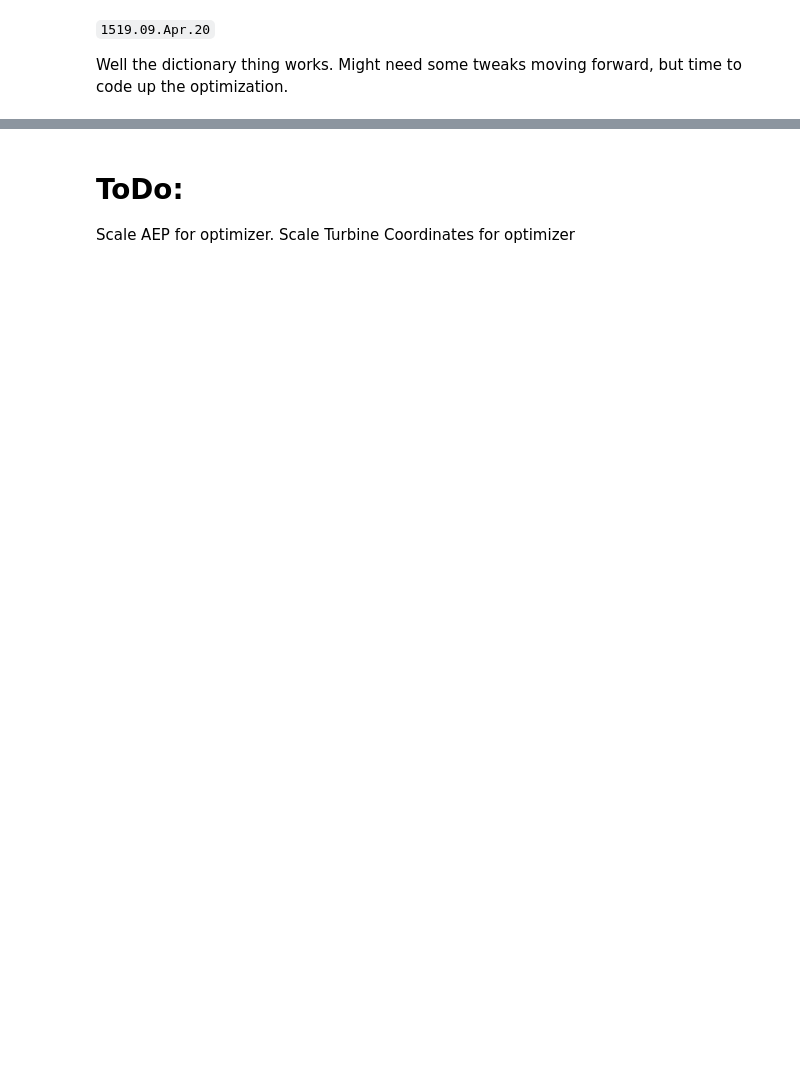
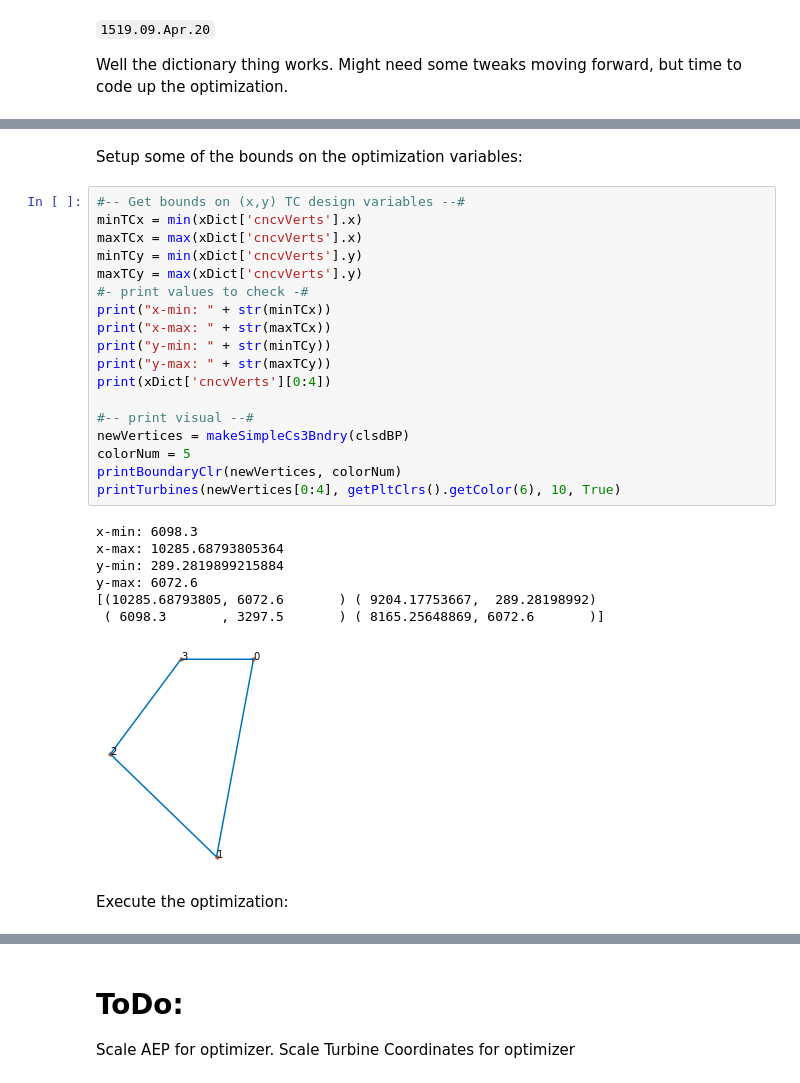
Before and after one commit to byuflowlab/iea37-casestudies-extrafiles, a Jupyter notebook: cs3-4/optimo-attempt-2/bakerIEA37cs3-11-cs3workout.ipynb, the cells around one changed output, grey strips where cells are left out. Cells and saved outputs as stored; diff of their text form; blank space fills up the shorter version.

```diff
--- a/cs3-4/optimo-attempt-2/bakerIEA37cs3-11-cs3workout.ipynb
+++ b/cs3-4/optimo-attempt-2/bakerIEA37cs3-11-cs3workout.ipynb
@@ -590,0 +629,30 @@ ValueError: '=' alignment not allowed in string format specifier
+# %% [markdown]
+Setup some of the bounds on the optimization variables:
+# %%
+#-- Get bounds on (x,y) TC design variables --#
+minTCx = min(xDict['cncvVerts'].x)
+maxTCx = max(xDict['cncvVerts'].x)
+minTCy = min(xDict['cncvVerts'].y)
+maxTCy = max(xDict['cncvVerts'].y)
+#- print values to check -#
+print("x-min: " + str(minTCx))
+print("x-max: " + str(maxTCx))
+print("y-min: " + str(minTCy))
+print("y-max: " + str(maxTCy))
+print(xDict['cncvVerts'][0:4])
+
+#-- print visual --#
+newVertices = makeSimpleCs3Bndry(clsdBP)
+colorNum = 5
+printBoundaryClr(newVertices, colorNum)
+printTurbines(newVertices[0:4], getPltClrs().getColor(6), 10, True)
+# %% [output]
+x-min: 6098.3
+x-max: 10285.68793805364
+y-min: 289.2819899215884
+y-max: 6072.6
+[(10285.68793805, 6072.6       ) ( 9204.17753667,  289.28198992)
+ ( 6098.3       , 3297.5       ) ( 8165.25648869, 6072.6       )]
+[figure, added]
+# %% [markdown]
+Execute the optimization:
```
Also changed, not shown: parts of 9 cells of this notebook, 1 other file.
